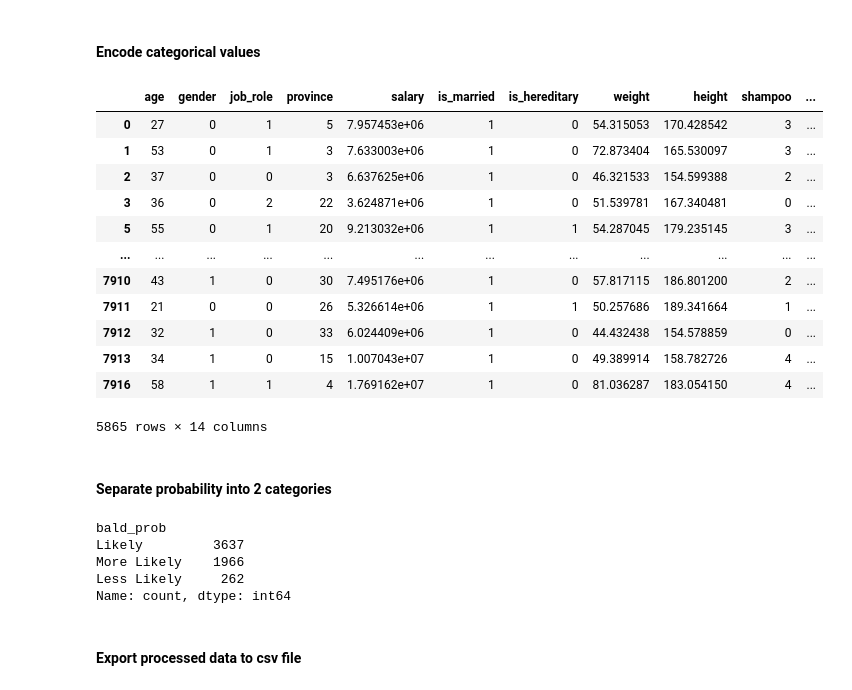
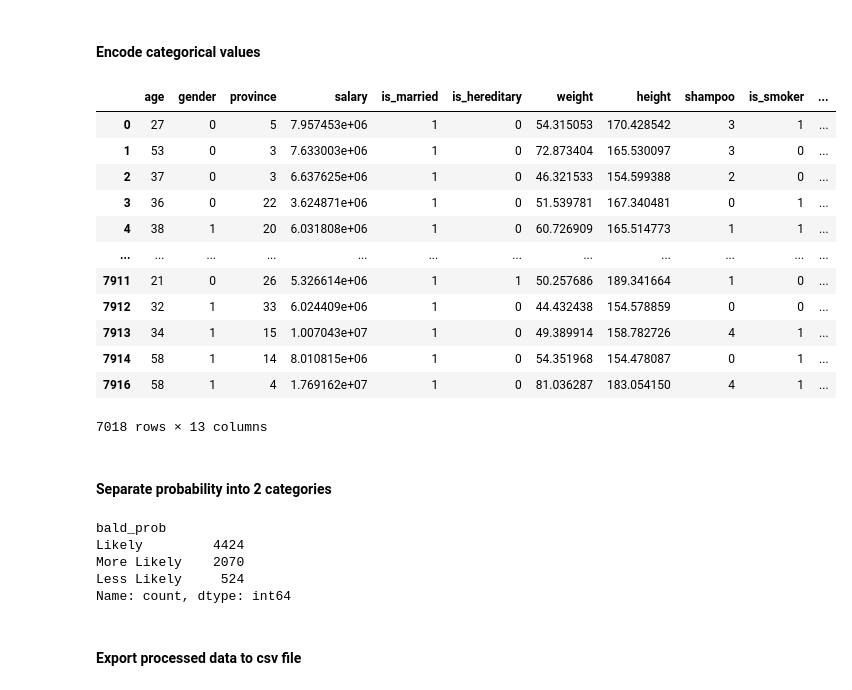
Before and after one commit to mvinorian/fp-pembelajaran-mesin, a Jupyter notebook: preprocessing.ipynb, the cells around one changed output. Drawn from its saved outputs; the diff is of its cells as text; code cells hidden in the pictures.

Commit message:
fix: drop job_role columns

```diff
--- a/preprocessing.ipynb
+++ b/preprocessing.ipynb
@@ -24,4 +30,5 @@ label_encoder = preprocessing.LabelEncoder()
 # %%
+df = df.drop(columns='job_role')
 df = df.dropna()
 
 df.count()
@@ -69,26 +75,26 @@ df
 #### Encode categorical values
 # %%
 df['education'] = label_encoder.fit_transform(df['education'])
-df['job_role'] = label_encoder.fit_transform(df['job_role'])
+# df['job_role'] = label_encoder.fit_transform(df['job_role'])
 df['province'] = label_encoder.fit_transform(df['province'])
 df['shampoo'] = label_encoder.fit_transform(df['shampoo'])
 df['gender'] = label_encoder.fit_transform(df['gender'])
 
 df
 # %% [output]
-|  | age | gender | job_role | province | salary | is_married | is_hereditary | weight | height | shampoo | ... |
-| 0 | 27 | 0 | 1 | 5 | 7.957453e+06 | 1 | 0 | 54.315053 | 170.428542 | 3 | ... |
-| 1 | 53 | 0 | 1 | 3 | 7.633003e+06 | 1 | 0 | 72.873404 | 165.530097 | 3 | ... |
-| 2 | 37 | 0 | 0 | 3 | 6.637625e+06 | 1 | 0 | 46.321533 | 154.599388 | 2 | ... |
-| 3 | 36 | 0 | 2 | 22 | 3.624871e+06 | 1 | 0 | 51.539781 | 167.340481 | 0 | ... |
-| 5 | 55 | 0 | 1 | 20 | 9.213032e+06 | 1 | 1 | 54.287045 | 179.235145 | 3 | ... |
+|  | age | gender | province | salary | is_married | is_hereditary | weight | height | shampoo | is_smoker | ... |
+| 0 | 27 | 0 | 5 | 7.957453e+06 | 1 | 0 | 54.315053 | 170.428542 | 3 | 1 | ... |
+| 1 | 53 | 0 | 3 | 7.633003e+06 | 1 | 0 | 72.873404 | 165.530097 | 3 | 0 | ... |
+| 2 | 37 | 0 | 3 | 6.637625e+06 | 1 | 0 | 46.321533 | 154.599388 | 2 | 0 | ... |
+| 3 | 36 | 0 | 22 | 3.624871e+06 | 1 | 0 | 51.539781 | 167.340481 | 0 | 1 | ... |
+| 4 | 38 | 1 | 20 | 6.031808e+06 | 1 | 0 | 60.726909 | 165.514773 | 1 | 1 | ... |
 | ... | ... | ... | ... | ... | ... | ... | ... | ... | ... | ... | ... |
-| 7910 | 43 | 1 | 0 | 30 | 7.495176e+06 | 1 | 0 | 57.817115 | 186.801200 | 2 | ... |
-| 7911 | 21 | 0 | 0 | 26 | 5.326614e+06 | 1 | 1 | 50.257686 | 189.341664 | 1 | ... |
-| 7912 | 32 | 1 | 0 | 33 | 6.024409e+06 | 1 | 0 | 44.432438 | 154.578859 | 0 | ... |
-| 7913 | 34 | 1 | 0 | 15 | 1.007043e+07 | 1 | 0 | 49.389914 | 158.782726 | 4 | ... |
-| 7916 | 58 | 1 | 1 | 4 | 1.769162e+07 | 1 | 0 | 81.036287 | 183.054150 | 4 | ... |
+| 7911 | 21 | 0 | 26 | 5.326614e+06 | 1 | 1 | 50.257686 | 189.341664 | 1 | 0 | ... |
+| 7912 | 32 | 1 | 33 | 6.024409e+06 | 1 | 0 | 44.432438 | 154.578859 | 0 | 0 | ... |
+| 7913 | 34 | 1 | 15 | 1.007043e+07 | 1 | 0 | 49.389914 | 158.782726 | 4 | 1 | ... |
+| 7914 | 58 | 1 | 14 | 8.010815e+06 | 1 | 0 | 54.351968 | 154.478087 | 0 | 1 | ... |
+| 7916 | 58 | 1 | 4 | 1.769162e+07 | 1 | 0 | 81.036287 | 183.054150 | 4 | 1 | ... |
-5865 rows × 14 columns
+7018 rows × 13 columns
 # %% [markdown]
 #### Separate probability into 2 categories
 # %%
@@ -97,9 +103,9 @@ df['bald_prob'] = pd.cut(x=df['bald_prob'], bins=[0, 0.33, 0.66, 1], labels=['Le
 df['bald_prob'].value_counts()
 # %% [output]
 bald_prob
-Likely         3637
-More Likely    1966
-Less Likely     262
+Likely         4424
+More Likely    2070
+Less Likely     524
 Name: count, dtype: int64
 # %% [markdown]
 #### Export processed data to csv file
```
Also changed, not shown: parts of 4 cells of this notebook, 2 other files.
